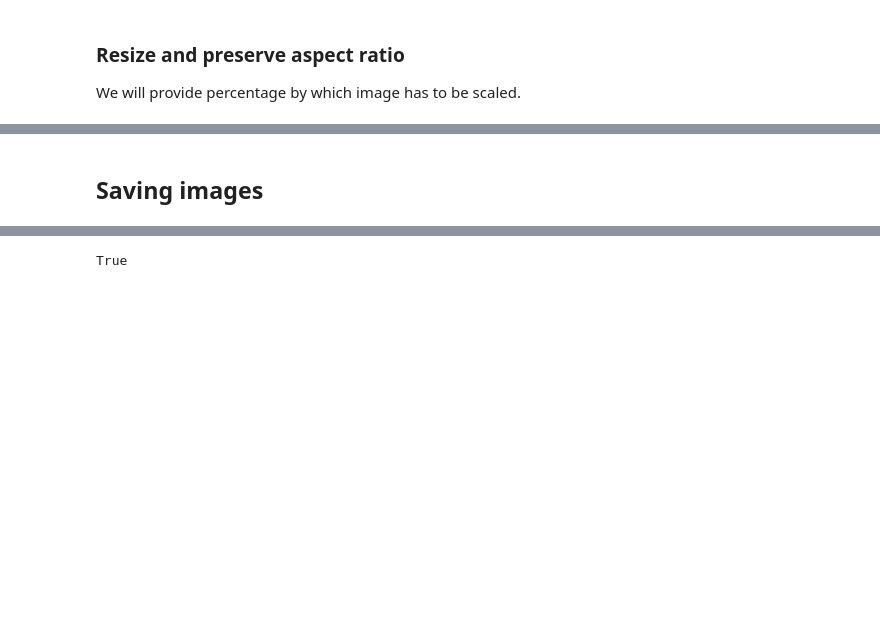
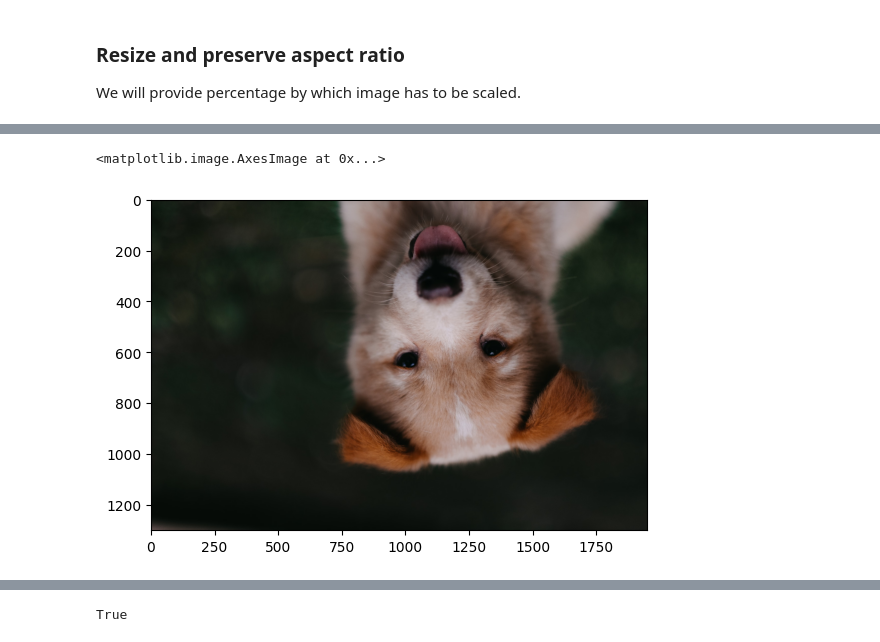
Before and after one commit to hasan-alper/opencv-notes, a Jupyter notebook: 01-IMAGE-BASICS/1.2-opencv-basics.ipynb, the cells around one changed output, grey strips where cells are left out. Cells and saved outputs as stored; diff of their text form; code cells hidden in the pictures; blank space fills up the shorter version.

```diff
--- a/01-IMAGE-BASICS/1.2-opencv-basics.ipynb
+++ b/01-IMAGE-BASICS/1.2-opencv-basics.ipynb
@@ -80,4 +175,6 @@ OpenCV provides methods to flip an image across its x- or y-axis.
 # %%
 img = cv2.flip(img_rgb, 0)
+plt.imshow(img)
+# %% [output]
+<matplotlib.image.AxesImage at 0x...>
+[figure, added]
-# %% [markdown]
-## Saving images
```
Also changed, not shown: parts of 13 cells of this notebook, 1 other file.
